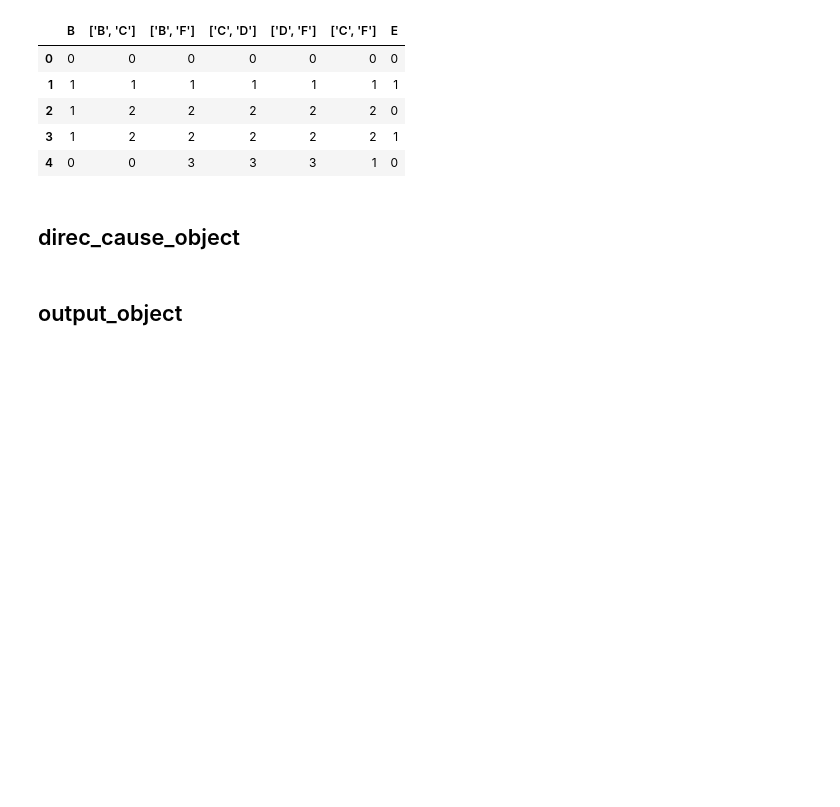
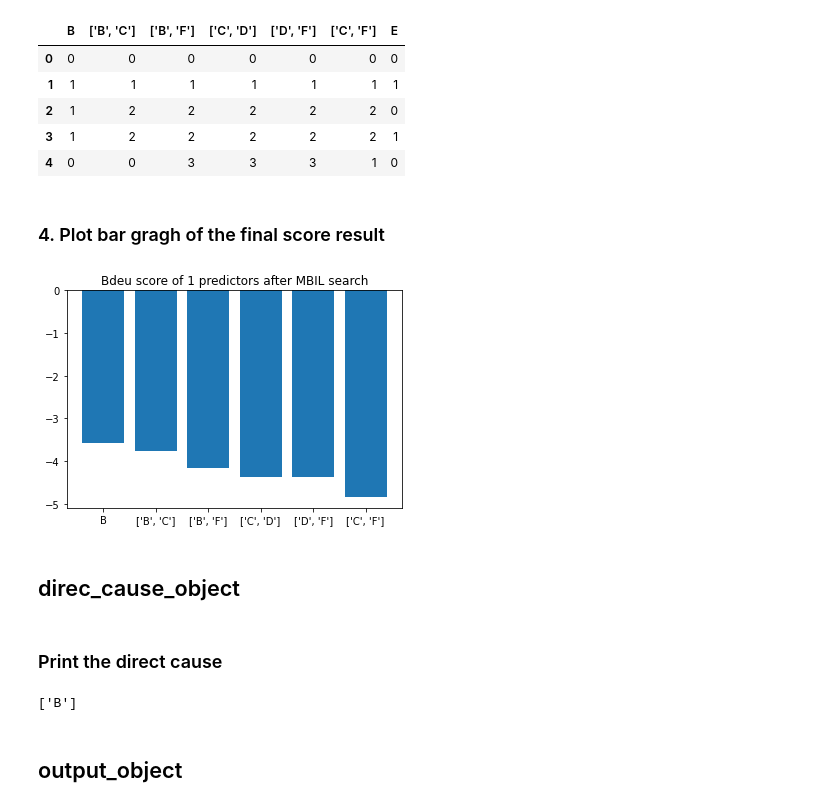
Before and after one commit to XiaJiang-2/MBIL, a Jupyter notebook: test_chuhan.ipynb, the cells around one changed output. Cells and saved outputs as stored; diff of their text form; code cells hidden in the pictures; blank space fills up the shorter version.

```diff
--- a/test_chuhan.ipynb
+++ b/test_chuhan.ipynb
@@ -148,8 +160,20 @@ search_test_object.transformed_dataset
 | 2 | 1 | 2 | 2 | 2 | 2 | 2 | 0 |
 | 3 | 1 | 2 | 2 | 2 | 2 | 2 | 1 |
 | 4 | 0 | 0 | 3 | 3 | 3 | 1 | 0 |
+# %% [markdown]
+### 4. Plot bar gragh of the final score result
+# %%
+search_test_object.plot_score_aftersearch()
+# %% [output]
+[figure, added]
 # %% [markdown]
 ## direc_cause_object
+# %% [markdown]
+### Print the direct cause
+# %%
+direct_cause_obj.direc_cause
+# %% [output]
+['B']
 # %% [markdown]
 ## output_object
 # %%
```
Also changed, not shown: parts of 5 cells of this notebook, 16 other files.
